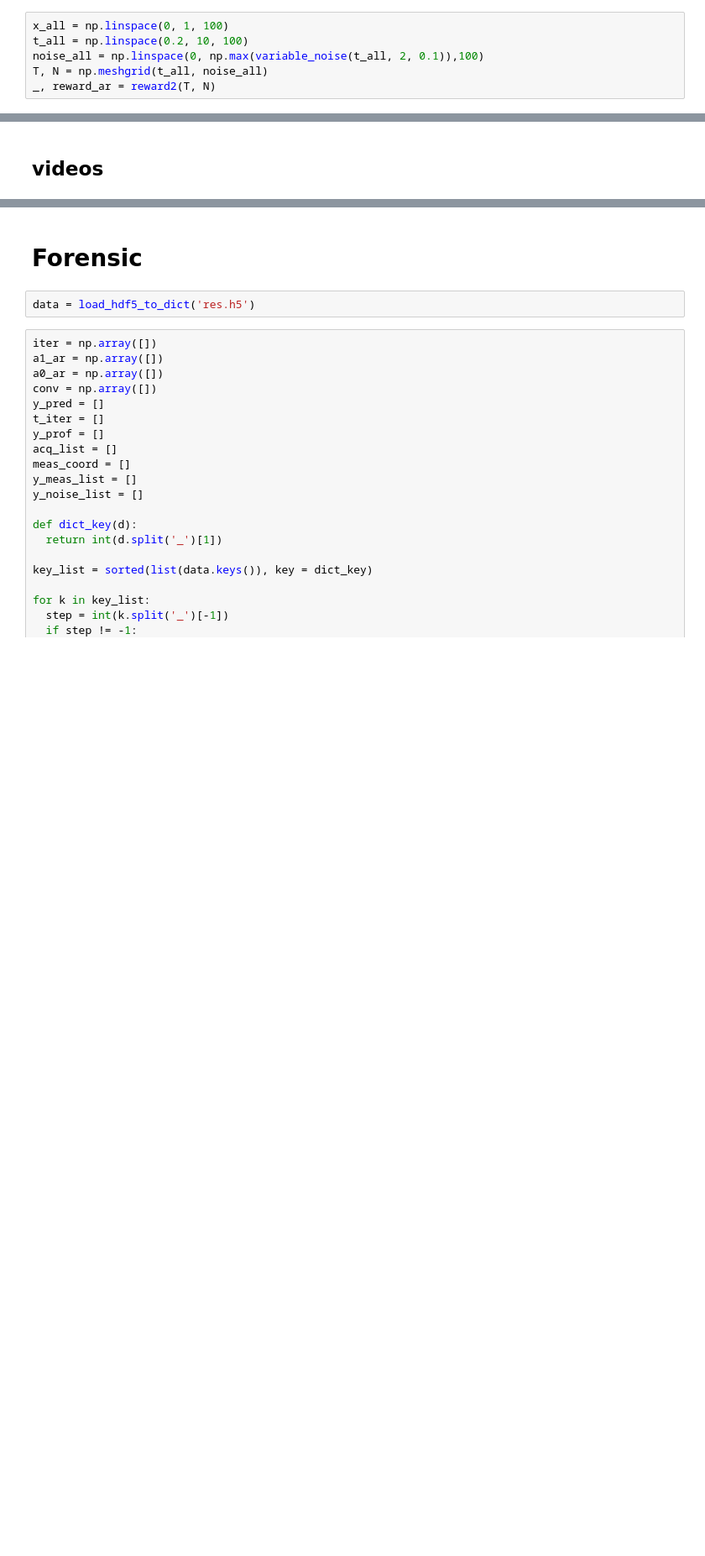
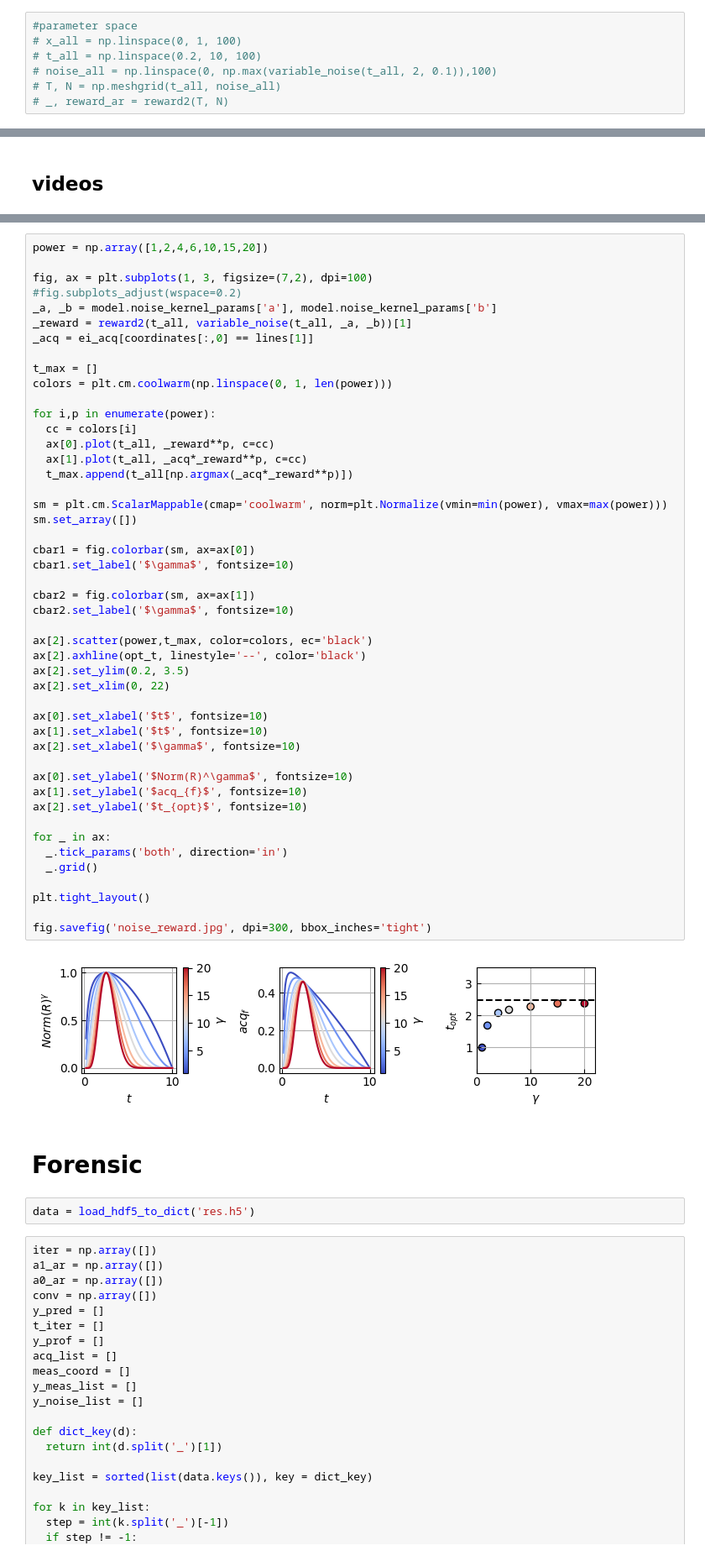
Before and after one commit to Slautin/2024_Noise_BO, a Jupyter notebook: 2_Noise_BO_2024.ipynb, the cells around one changed output, grey strips where cells are left out. Shown at 84% size. Cells and saved outputs as stored; diff of their text form; blank space fills up the shorter version.

```diff
--- a/2_Noise_BO_2024.ipynb
+++ b/2_Noise_BO_2024.ipynb
@@ -232,7 +210,8 @@ fig.savefig('noise_reward_vs_params.jpg', dpi=300, bbox_inches='tight')
 # %%
-x_all = np.linspace(0, 1, 100)
-t_all = np.linspace(0.2, 10, 100)
-noise_all = np.linspace(0, np.max(variable_noise(t_all, 2, 0.1)),100)
-T, N = np.meshgrid(t_all, noise_all)
-_, reward_ar = reward2(T, N)
+#parameter space
+# x_all = np.linspace(0, 1, 100)
+# t_all = np.linspace(0.2, 10, 100)
+# noise_all = np.linspace(0, np.max(variable_noise(t_all, 2, 0.1)),100)
+# T, N = np.meshgrid(t_all, noise_all)
+# _, reward_ar = reward2(T, N)
 # %%
@@ -1126,3 +1004,52 @@ Video('function_noise_vanilla.mp4', embed=True)
+# %%
+power = np.array([1,2,4,6,10,15,20])
+
+fig, ax = plt.subplots(1, 3, figsize=(7,2), dpi=100)
+#fig.subplots_adjust(wspace=0.2)
+_a, _b = model.noise_kernel_params['a'], model.noise_kernel_params['b']
+_reward = reward2(t_all, variable_noise(t_all, _a, _b))[1]
+_acq = ei_acq[coordinates[:,0] == lines[1]]
+
+t_max = []
+colors = plt.cm.coolwarm(np.linspace(0, 1, len(power)))
+
+for i,p in enumerate(power):
+  cc = colors[i]
+  ax[0].plot(t_all, _reward**p, c=cc)
+  ax[1].plot(t_all, _acq*_reward**p, c=cc)
+  t_max.append(t_all[np.argmax(_acq*_reward**p)])
+
+sm = plt.cm.ScalarMappable(cmap='coolwarm', norm=plt.Normalize(vmin=min(power), vmax=max(power)))
+sm.set_array([])
+
+cbar1 = fig.colorbar(sm, ax=ax[0])
+cbar1.set_label('$\gamma$', fontsize=10)
+
+cbar2 = fig.colorbar(sm, ax=ax[1])
+cbar2.set_label('$\gamma$', fontsize=10)
+
+ax[2].scatter(power,t_max, color=colors, ec='black')
+ax[2].axhline(opt_t, linestyle='--', color='black')
+ax[2].set_ylim(0.2, 3.5)
+ax[2].set_xlim(0, 22)
+
+ax[0].set_xlabel('$t$', fontsize=10)
+ax[1].set_xlabel('$t$', fontsize=10)
+ax[2].set_xlabel('$\gamma$', fontsize=10)
+
+ax[0].set_ylabel('$Norm(R)^\gamma$', fontsize=10)
+ax[1].set_ylabel('$acq_{f}$', fontsize=10)
+ax[2].set_ylabel('$t_{opt}$', fontsize=10)
+
+for _ in ax:
+  _.tick_params('both', direction='in')
+  _.grid()
+
+plt.tight_layout()
+
+fig.savefig('noise_reward.jpg', dpi=300, bbox_inches='tight')
+# %% [output]
+[figure, added]
 # %% [markdown]
 # Forensic
 # %%
```
Also changed, not shown: parts of 33 cells of this notebook.
